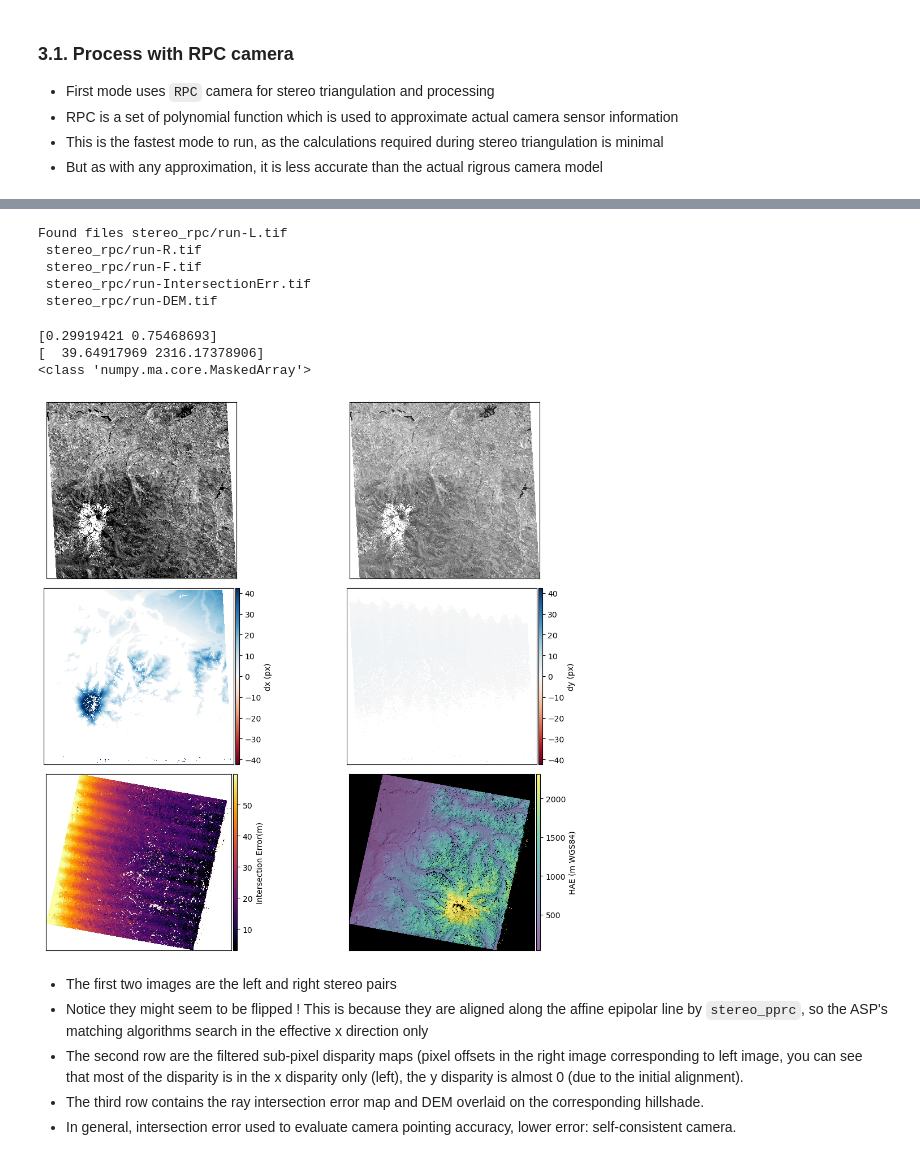
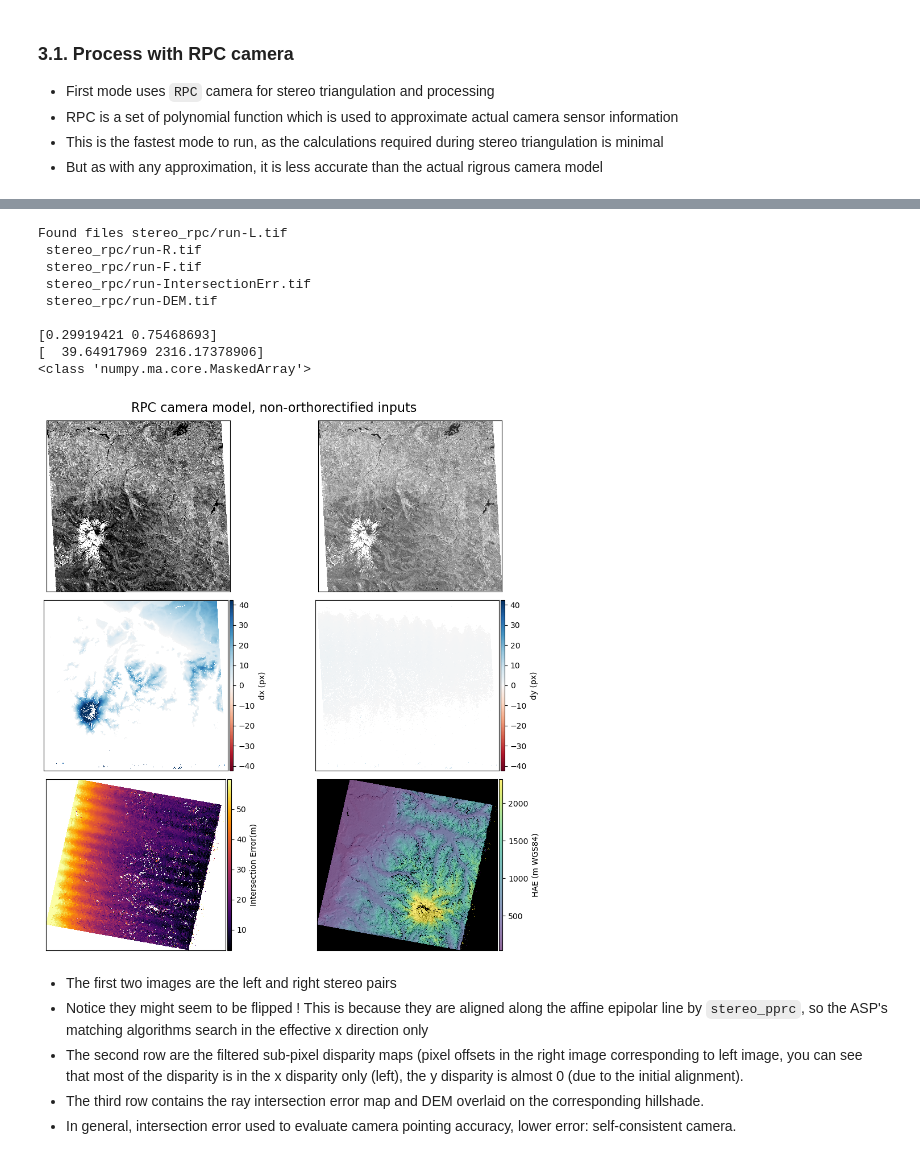
Before and after one commit to uw-cryo/asp_tutorials, a Jupyter notebook: tutorials/example-aster_stereo_reconstruction.ipynb, the cells around one changed output, grey strips where cells are left out. Drawn from its saved outputs; the diff is of its cells as text; code cells hidden in the pictures.

```diff
--- a/tutorials/example-aster_stereo_reconstruction.ipynb
+++ b/tutorials/example-aster_stereo_reconstruction.ipynb
@@ -77,8 +76,3 @@ with zipfile.ZipFile(fn, 'r') as zipObj:
 aster2asp = find_executable('aster2asp')
 outfolder = 'aster_example_asp/out'
 aster2asp_call = f'{aster2asp} {aster_top_dir} -o {outfolder}'
-# %%
-if verbose:
-    ! $aster2asp_call
-else:
-    asp_utils.run_bash_command(aster2asp_call)
@@ -96,0 +79,2 @@ Child returned 0
+# %%
+asp_utils.run_bash_command(aster2asp_call,verbose=verbose)
@@ -115,9 +102,6 @@ l_img_xml = glob.glob(outfolder+'*3N.xml')[0]
 r_img_xml = glob.glob(outfolder+'*3B.xml')[0]
 stereo_dir  = 'stereo_rpc/run'
 stereo_call = f'{stereo} -t {session} --stereo-algorithm {stereo_algorithm}  --subpixel-mode {spm} {l_img} {r_img} {l_img_xml} {r_img_xml} {stereo_dir}'
-if verbose:
-    ! stereo_call
-else:
-    asp_utils.run_bash_command(stereo_call)
+asp_utils.run_bash_command(stereo_call,verbose=verbose)
 # %% [output]
 /srv/StereoPipeline/bin/stereo -t rpc --stereo-algorithm asp_bm  --subpixel-mode 1 aster_example_asp/out-Band3N.tif aster_example_asp/out-Band3B.tif aster_example_asp/out-Band3N.xml aster_example_asp/ ...
@@ -146,10 +114,7 @@ p2dem_args = '--errorimage'
 pointcloud = glob.glob(stereo_dir+'*-PC.tif')[0]
 print ("Gridding pointcloud {} at {} m/px".format(pointcloud,tr))
 point2dem_call  = f"{point2dem} --tr {tr} --t_srs '{tsrs}' {p2dem_args} {pointcloud}"
-if verbose:
-    ! $point2dem_call
-else:
-    asp_utils.run_bash_command(point2dem_call)
+asp_utils.run_bash_command(point2dem_call,verbose=verbose)
 dem = glob.glob(stereo_dir+'*-DEM.tif')[0]
 print("DEM saved at {}".format(dem))
 # %% [output]
@@ -176,16 +127,19 @@ stereo_dir = 'stereo_rpc/run'
 # %%
 fig,ax = plt.subplots(3,2,figsize=(12,10))
 asp_utils.plot_stereo_results(stereo_dir,ax)
+fig.suptitle('RPC camera model, non-orthorectified inputs', fontsize=16)
+plt.tight_layout()
 # %% [output]
 Found files stereo_rpc/run-L.tif
  stereo_rpc/run-R.tif
  stereo_rpc/run-F.tif
  stereo_rpc/run-IntersectionErr.tif
  stereo_rpc/run-DEM.tif
+
+[0.29919421 0.75468693]
+[  39.64917969 2316.17378906]
+<class 'numpy.ma.core.MaskedArray'>
-[0.29919421 0.75468693]
-[  39.64917969 2316.17378906]
-<class 'numpy.ma.core.MaskedArray'>
-[figure, old version]
+[figure, new version]
 # %% [markdown]
 - The first two images are the left and right stereo pairs
 - Notice they might seem to be flipped ! This is because they are aligned along the affine epipolar line by `stereo_pprc`, so the ASP's matching algorithms search in the effective x direction only
```
Also changed, not shown: parts of 13 cells of this notebook, 1 other file.
